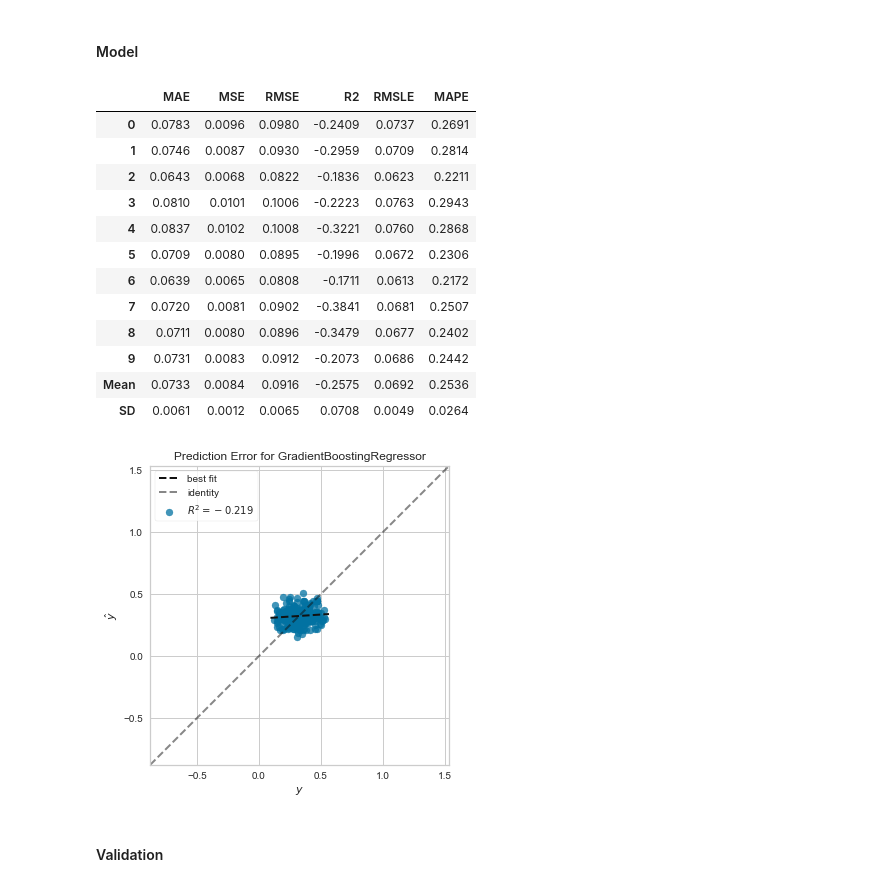
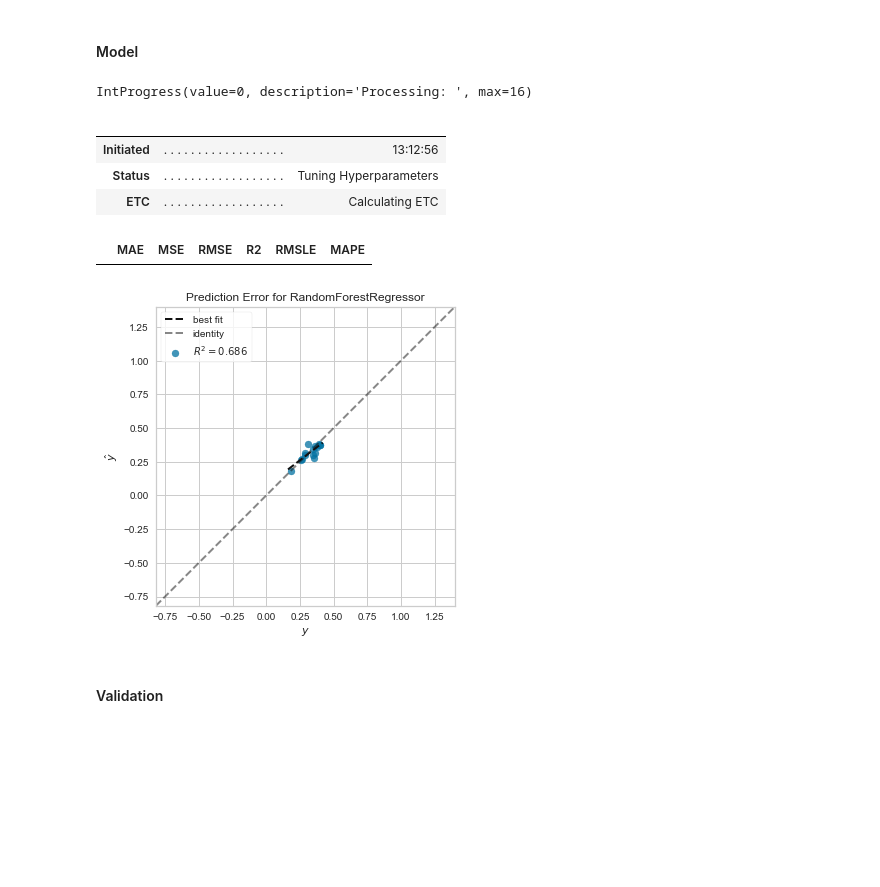
Before and after one commit to negargolestani/kinect_motion_tracking, a Jupyter notebook: regression_ml.ipynb, the cells around one changed output. Saved outputs shown, nothing was run; the diff lists cells and outputs as text; code cells hidden in the pictures; blank space fills up the shorter version.

```diff
--- a/regression_ml.ipynb
+++ b/regression_ml.ipynb
@@ -103,30 +98,22 @@ Setup Succesfully Completed!
 | 41 | Interaction Threshold | None |
 # %% [markdown]
 #### Model
-# %%
-model = tune_model('gbr')
-# model = create_model('rf')
-
-# print(round(exp_reg[-1][-1][-1].RMSE.Mean / np.mean(exp_reg[-1][2][-1]) * 100, 2))
-# %% [output]
-|  | MAE | MSE | RMSE | R2 | RMSLE | MAPE |
-| 0 | 0.0783 | 0.0096 | 0.0980 | -0.2409 | 0.0737 | 0.2691 |
-| 1 | 0.0746 | 0.0087 | 0.0930 | -0.2959 | 0.0709 | 0.2814 |
-| 2 | 0.0643 | 0.0068 | 0.0822 | -0.1836 | 0.0623 | 0.2211 |
-| 3 | 0.0810 | 0.0101 | 0.1006 | -0.2223 | 0.0763 | 0.2943 |
-| 4 | 0.0837 | 0.0102 | 0.1008 | -0.3221 | 0.0760 | 0.2868 |
-| 5 | 0.0709 | 0.0080 | 0.0895 | -0.1996 | 0.0672 | 0.2306 |
-| 6 | 0.0639 | 0.0065 | 0.0808 | -0.1711 | 0.0613 | 0.2172 |
-| 7 | 0.0720 | 0.0081 | 0.0902 | -0.3841 | 0.0681 | 0.2507 |
-| 8 | 0.0711 | 0.0080 | 0.0896 | -0.3479 | 0.0677 | 0.2402 |
-| 9 | 0.0731 | 0.0083 | 0.0912 | -0.2073 | 0.0686 | 0.2442 |
-| Mean | 0.0733 | 0.0084 | 0.0916 | -0.2575 | 0.0692 | 0.2536 |
-| SD | 0.0061 | 0.0012 | 0.0065 | 0.0708 | 0.0049 | 0.0264 |
+# %%
+model = tune_model('rf')
+# model = create_model('rf')
+# %% [output]
+IntProgress(value=0, description='Processing: ', max=16)
+|  |  |  |
+|  |  |  |
+| Initiated | . . . . . . . . . . . . . . . . . . | 13:12:56 |
+| Status | . . . . . . . . . . . . . . . . . . | Tuning Hyperparameters |
+| ETC | . . . . . . . . . . . . . . . . . . | Calculating ETC |
+|  | MAE | MSE | RMSE | R2 | RMSLE | MAPE |
 # %%
 plot_model(model, plot='error')
 # plot_model(model, plot='feature')
 # %% [output]
-[figure, old version]
+[figure, new version]
 # %% [markdown]
 #### Validation
 # %%
```
Also changed, not shown: parts of 9 cells of this notebook, 3 other files.
